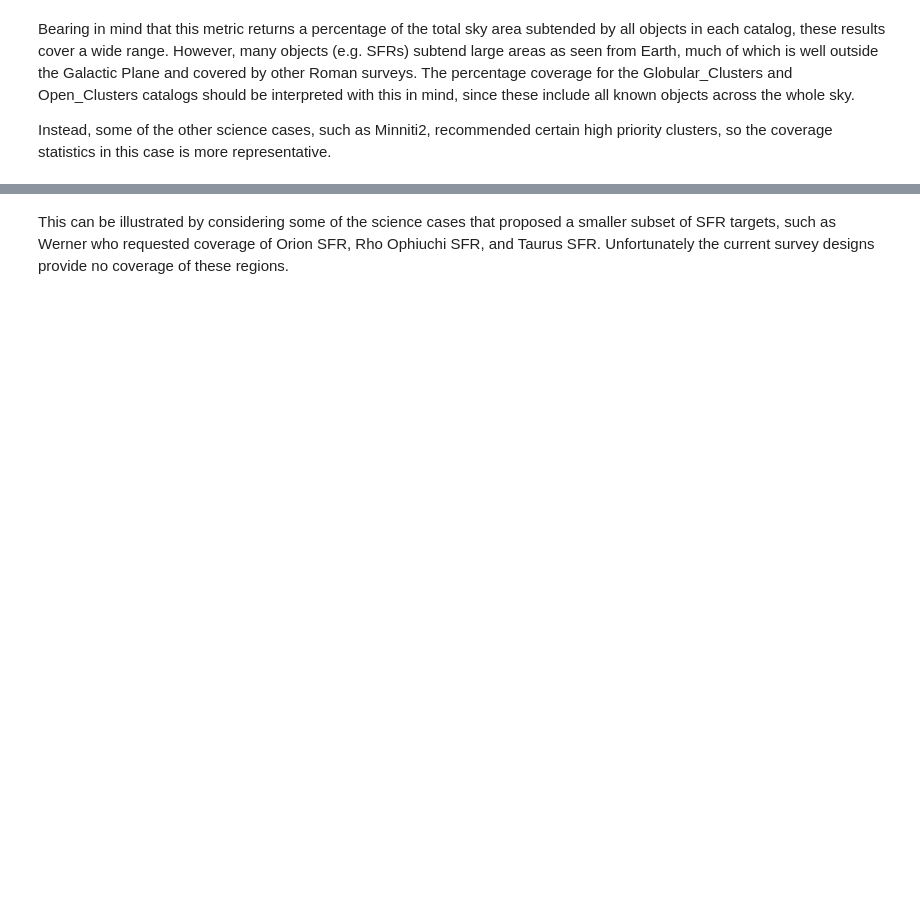
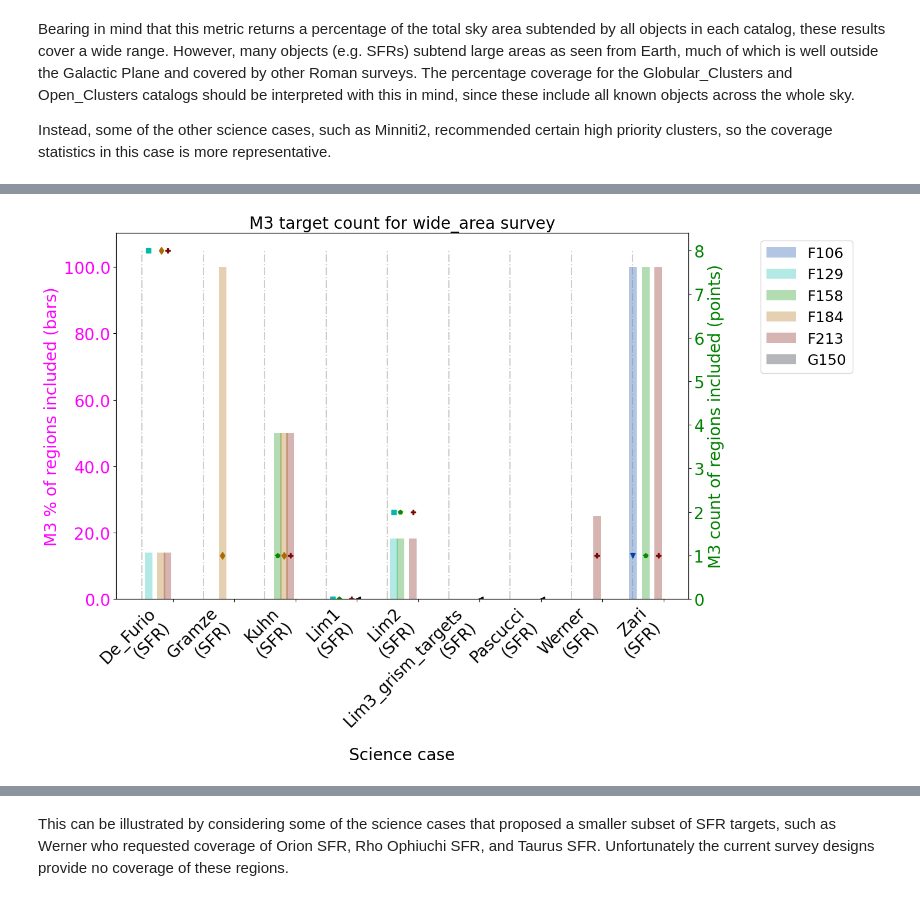
Before and after one commit to rachel3834/rgps, a Jupyter notebook: notebooks/M3_metric_analysis.ipynb, the cells around one changed output, grey strips where cells are left out. Cells and saved outputs as stored; diff of their text form; code cells hidden in the pictures; blank space fills up the shorter version.

```diff
--- a/notebooks/M3_metric_analysis.ipynb
+++ b/notebooks/M3_metric_analysis.ipynb
@@ -179,0 +256,6 @@ Instead, some of the other science cases, such as Minniti2, recommended certain
+# %%
+# Load the M3 metric results calculated for the entire known catalogs of the different types of object
+m3_results_file = path.join(getcwd(), '..', 'metric_results', 'M3_extended_region_count_SFR_results.txt')
+
+m3_results = Table.read(m3_results_file, format='ascii')
+m3_results.pprint_all()
@@ -179,0 +280,6 @@ Instead, some of the other science cases, such as Minniti2, recommended certain
+# %%
+survey_name = 'selected_SFR_wide_area'
+plot_name = 'm3_results_' + survey_name + '.png'
+plot_m3_per_strategy(m3_results, sim_config, 'wide_area', plot_name)
+# %% [output]
+[figure, added]
```
Also changed, not shown: parts of 11 cells of this notebook, 13 other files.
